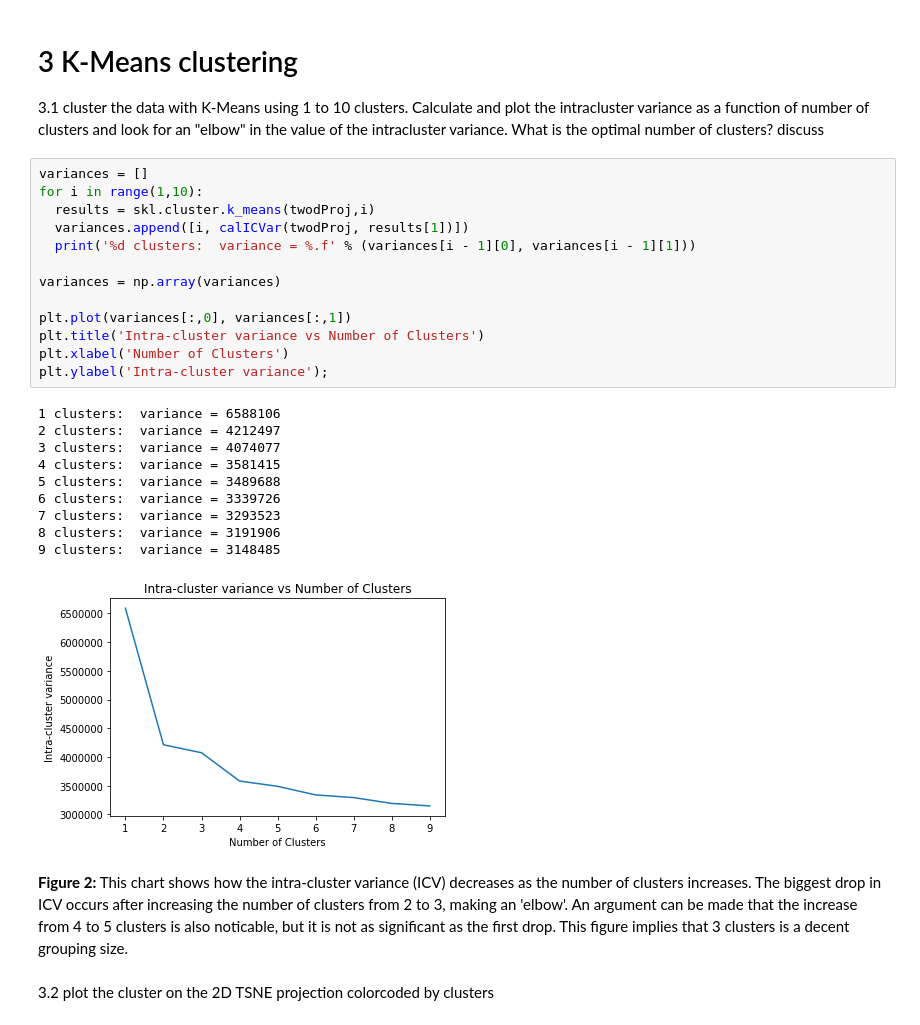
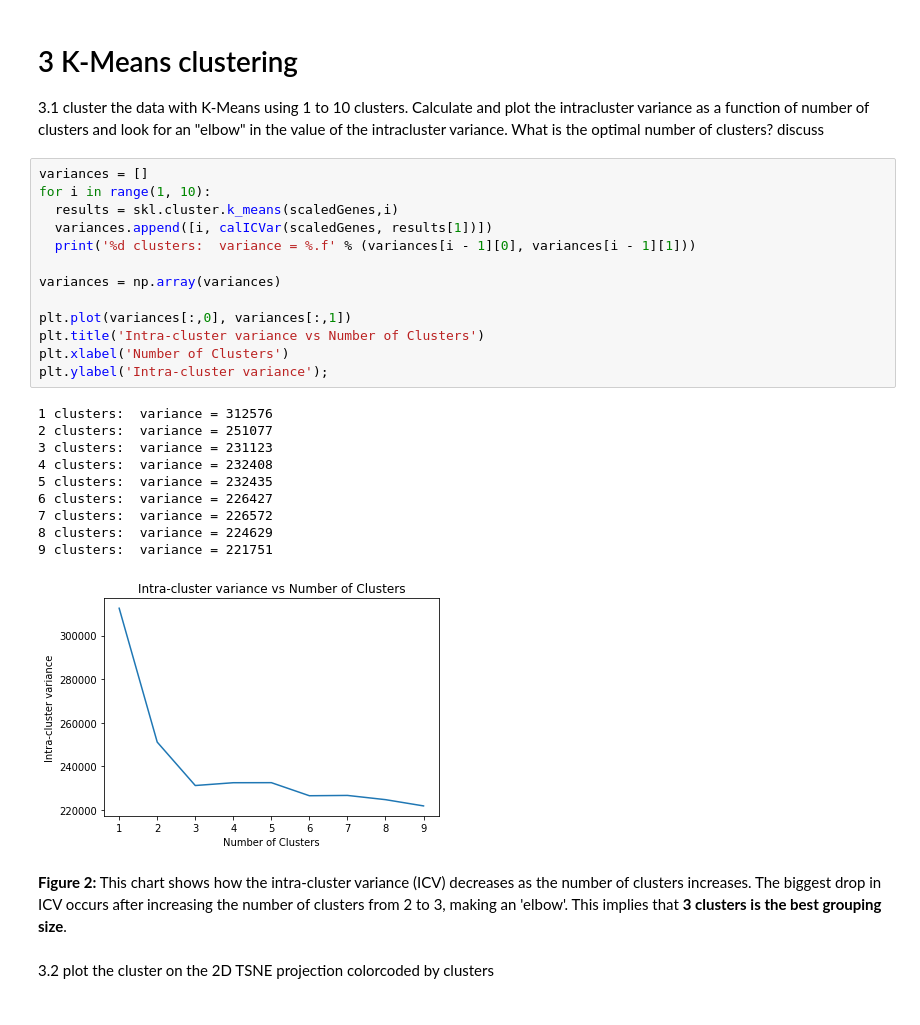
Before and after one commit to DesiPilla/DSPS_dPilla, a Jupyter notebook: HW10/clusteringGenes.ipynb, the cells around one changed output. Saved outputs shown, nothing was run; the diff lists cells and outputs as text.

```diff
--- a/HW10/clusteringGenes.ipynb
+++ b/HW10/clusteringGenes.ipynb
@@ -93,30 +93,30 @@ def calICVar(X, labels):
 3.1 cluster the data with K-Means using 1 to 10 clusters. Calculate and plot the intracluster variance as a function of number of clusters and look for an "elbow" in the value of the intracluster variance. What is the optimal number of clusters? discuss
 # %%
 variances = []
-for i in range(1,10):
-  results = skl.cluster.k_means(twodProj,i)
-  variances.append([i, calICVar(twodProj, results[1])])
+for i in range(1, 10):
+  results = skl.cluster.k_means(scaledGenes,i)
+  variances.append([i, calICVar(scaledGenes, results[1])])
   print('%d clusters:  variance = %.f' % (variances[i - 1][0], variances[i - 1][1]))
 
 variances = np.array(variances)
 
 plt.plot(variances[:,0], variances[:,1])
 plt.title('Intra-cluster variance vs Number of Clusters')
 plt.xlabel('Number of Clusters')
 plt.ylabel('Intra-cluster variance');
 # %% [output]
-1 clusters:  variance = 6588106
-2 clusters:  variance = 4212497
-3 clusters:  variance = 4074077
-4 clusters:  variance = 3581415
-5 clusters:  variance = 3489688
-6 clusters:  variance = 3339726
-7 clusters:  variance = 3293523
-8 clusters:  variance = 3191906
-9 clusters:  variance = 3148485
+1 clusters:  variance = 312576
+2 clusters:  variance = 251077
+3 clusters:  variance = 231123
+4 clusters:  variance = 232408
+5 clusters:  variance = 232435
+6 clusters:  variance = 226427
+7 clusters:  variance = 226572
+8 clusters:  variance = 224629
+9 clusters:  variance = 221751
-[figure, old version]
+[figure, new version]
 # %% [markdown]
-**Figure 2:** This chart shows how the intra-cluster variance (ICV) decreases as the number of clusters increases. The biggest drop in ICV occurs after increasing the number of clusters from 2 to 3, making an 'elbow'. An argument can be made that the increase from 4 to 5 clusters is also noticable, but it is not as significant as the first drop. This figure implies that 3 clusters is a decent grouping size.
+**Figure 2:** This chart shows how the intra-cluster variance (ICV) decreases as the number of clusters increases. The biggest drop in ICV occurs after increasing the number of clusters from 2 to 3, making an 'elbow'. This implies that **3 clusters is the best grouping size**.
 # %% [markdown]
 3.2 plot the cluster on the 2D TSNE projection colorcoded by clusters
 # %%
```
Also changed, not shown: parts of 7 cells of this notebook.
